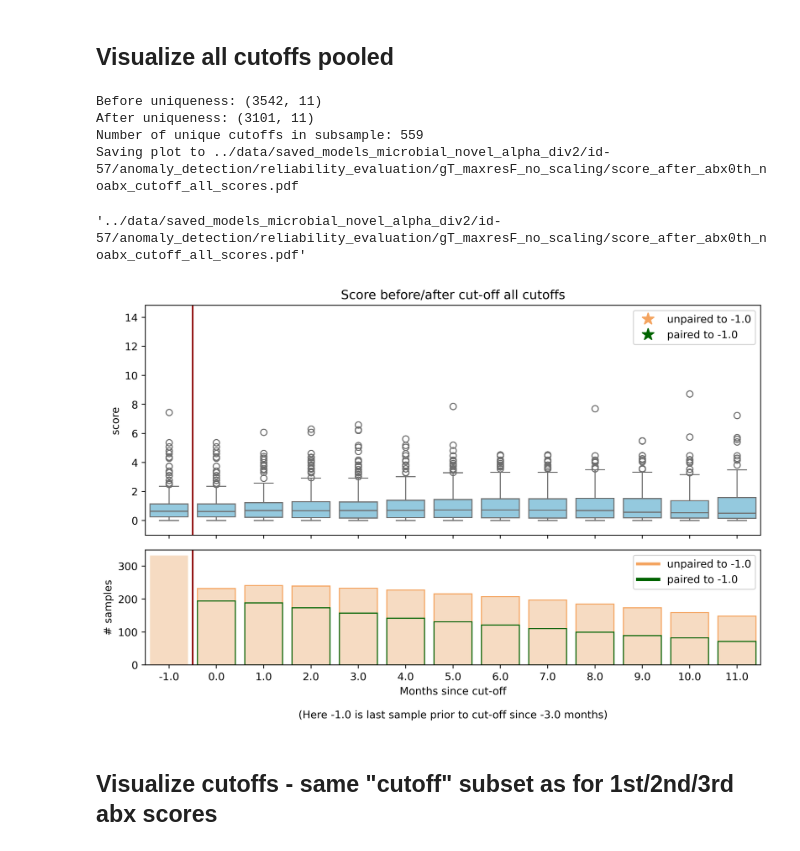
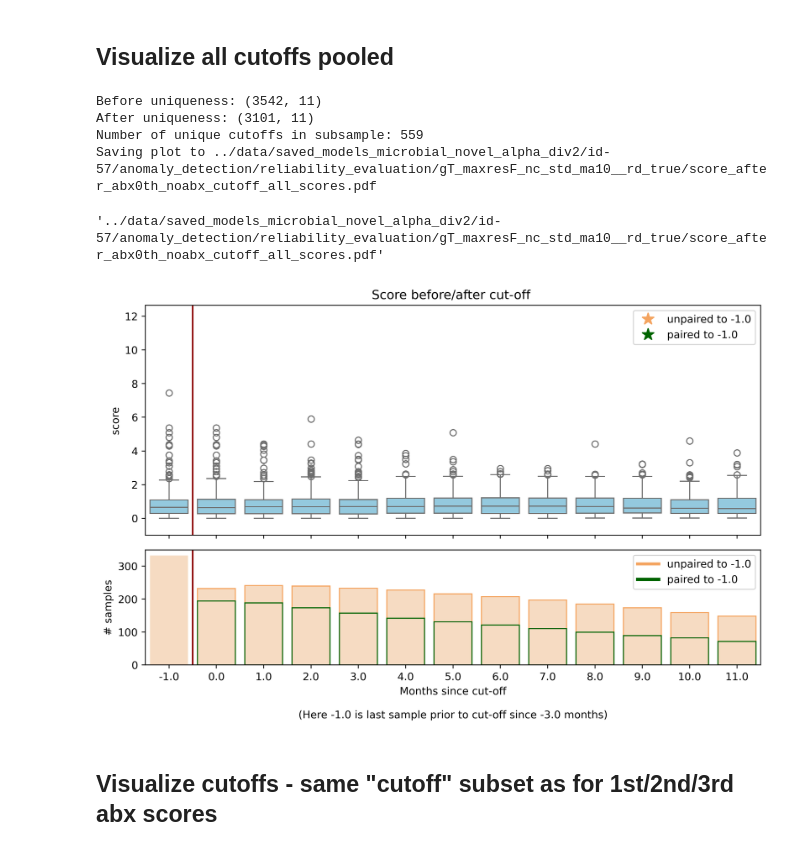
Before and after one commit to MarkusChardonnet/Probabilistic_forecasting_for_Anomaly_Detection, a Jupyter notebook: results/analyse_t_horizon_reliability.ipynb, the cells around one changed output. Saved outputs shown, nothing was run; the diff lists cells and outputs as text; code cells hidden in the pictures.

Commit message:
update time reliability

```diff
--- a/results/analyse_t_horizon_reliability.ipynb
+++ b/results/analyse_t_horizon_reliability.ipynb
@@ -77,7 +77,7 @@ no_filter = True
 max_resolution = False
 
 # scaling factor options:
-scaling_factors_used = False  # True
+scaling_factors_used = True
 
 # if scaling_factors_used is True, then the following options are required:
 # non-centered = "nc_std" or centered = "std"
@@ -246,37 +246,37 @@ c_scores_subset_f = select_last_score_per_host_per_bin(c_scores_subset_f)
 if group_samples:
     group_step, last_bin_indicator = _get_step_n_indicator(max_resolution)
     # uniqueness not based on only host_id here - but also on cutoff_month
     c_scores_subset_f = _group_samples_prior_to_cutoff(
         c_scores_subset_f,
         "months_since_cutoff",
         ["host_id", "cutoff_month"],
         min_samples,
         group_step,
         last_bin_indicator,
     )
 
 
 _plot_score_after_nth_abx_exposure(
     c_scores_subset_f,
     x_axis="months_since_cutoff",
     y_axis="score",
     n=0,
     path_to_save=evaluation_path,
     flag="noabx_cutoff_all_scores",
-    tag="all cutoffs",
+    tag="",
     min_samples=min_samples,
     max_samples=max_samples,
     max_resolution=max_resolution,
     grouped_samples=group_samples,
     uniqueness_var_ls=["use_obs_until_day"],
 )
 # %% [output]
 Before uniqueness: (3542, 11)
 After uniqueness: (3101, 11)
 Number of unique cutoffs in subsample: 559
-Saving plot to ../data/saved_models_microbial_novel_alpha_div2/id-57/anomaly_detection/reliability_evaluation/gT_maxresF_no_scaling/score_after_abx0th_noabx_cutoff_all_scores.pdf
+Saving plot to ../data/saved_models_microbial_novel_alpha_div2/id-57/anomaly_detection/reliability_evaluation/gT_maxresF_nc_std_ma10__rd_true/score_after_abx0th_noabx_cutoff_all_scores.pdf
-'../data/saved_models_microbial_novel_alpha_div2/id-57/anomaly_detection/reliability_evaluation/gT_maxresF_no_scaling/score_after_abx0th_noabx_cutoff_all_scores.pdf'
+'../data/saved_models_microbial_novel_alpha_div2/id-57/anomaly_detection/reliability_evaluation/gT_maxresF_nc_std_ma10__rd_true/score_after_abx0th_noabx_cutoff_all_scores.pdf'
-[figure, old version]
+[figure, new version]
 # %% [markdown]
 ## Visualize cutoffs - same "cutoff" subset as for 1st/2nd/3rd abx scores
 # %%
```
Also changed, not shown: parts of 3 cells of this notebook.
